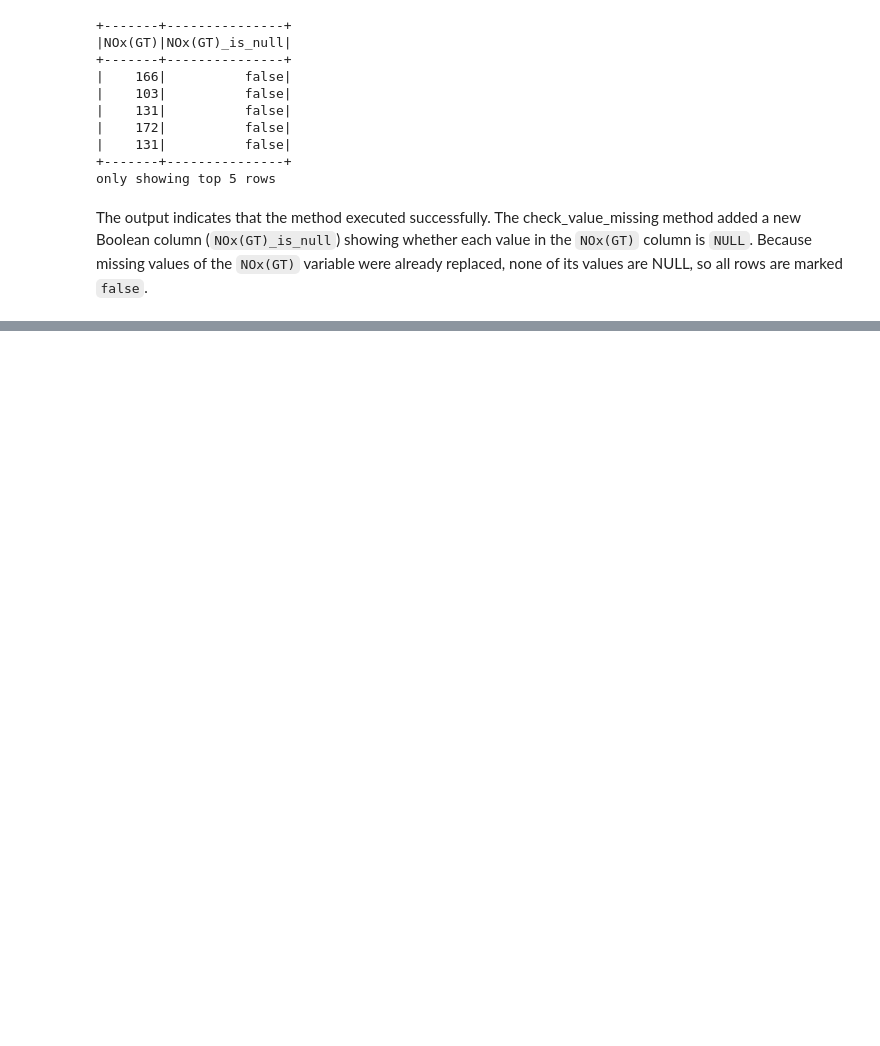
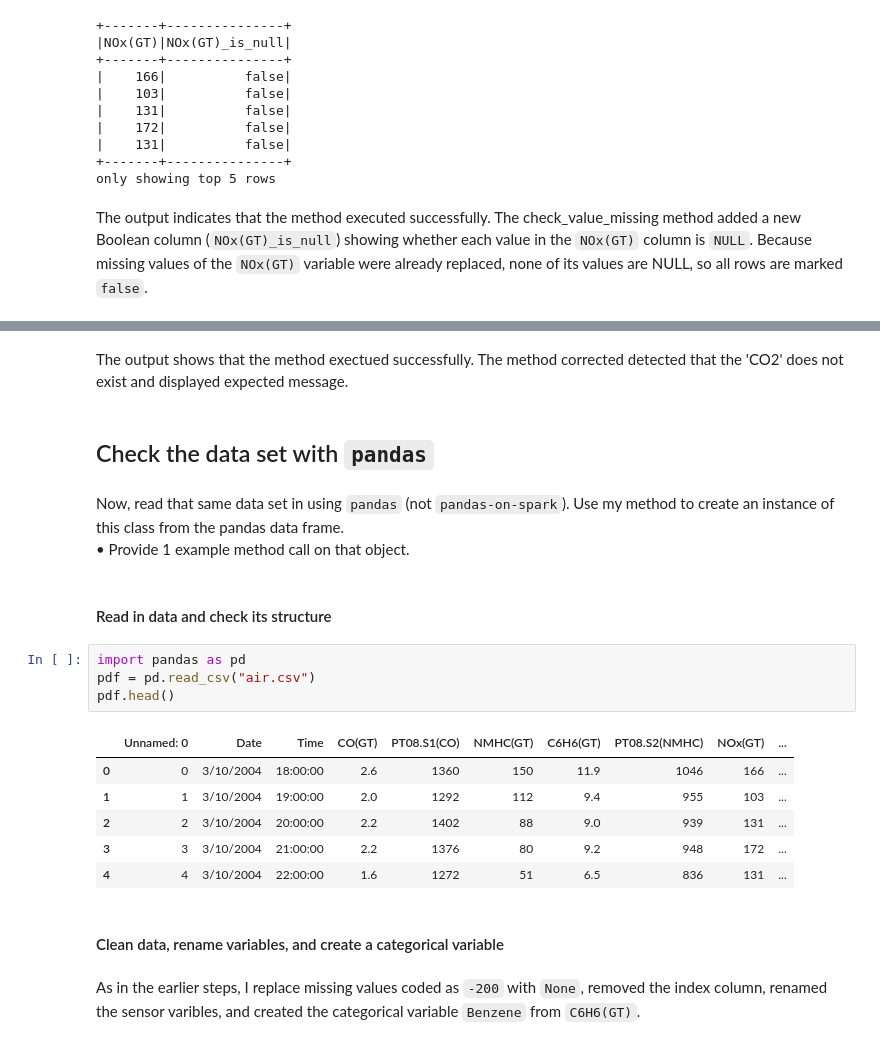
Before and after one commit to fhzhkunming/ST-554-Project-II, a Jupyter notebook: ST554_project2_Hui.ipynb, the cells around one changed output, grey strips where cells are left out. Drawn from its saved outputs; the diff is of its cells as text; blank space fills up the shorter version.

```diff
--- a/ST554_project2_Hui.ipynb
+++ b/ST554_project2_Hui.ipynb
@@ -718,0 +861,24 @@ importlib.reload(ST554_project2_part1)
+# %% [markdown]
+The output shows that the method exectued successfully. The method corrected detected that the 'CO2' does not exist and displayed expected message.
+# %% [markdown]
+## Check the data set with `pandas`
+# %% [markdown]
+Now, read that same data set in using `pandas` (not `pandas-on-spark`). Use my method to create an instance of this class from the pandas data frame.\
+• Provide 1 example method call on that object.
+# %% [markdown]
+#### Read in data and check its structure
+# %%
+import pandas as pd
+pdf = pd.read_csv("air.csv")
+pdf.head()
+# %% [output]
+|  | Unnamed: 0 | Date | Time | CO(GT) | PT08.S1(CO) | NMHC(GT) | C6H6(GT) | PT08.S2(NMHC) | NOx(GT) | ... |
+| 0 | 0 | 3/10/2004 | 18:00:00 | 2.6 | 1360 | 150 | 11.9 | 1046 | 166 | ... |
+| 1 | 1 | 3/10/2004 | 19:00:00 | 2.0 | 1292 | 112 | 9.4 | 955 | 103 | ... |
+| 2 | 2 | 3/10/2004 | 20:00:00 | 2.2 | 1402 | 88 | 9.0 | 939 | 131 | ... |
+| 3 | 3 | 3/10/2004 | 21:00:00 | 2.2 | 1376 | 80 | 9.2 | 948 | 172 | ... |
+| 4 | 4 | 3/10/2004 | 22:00:00 | 1.6 | 1272 | 51 | 6.5 | 836 | 131 | ... |
+# %% [markdown]
+#### Clean data, rename variables, and create a categorical variable
+# %% [markdown]
+As in the earlier steps, I replace missing values coded as `-200` with `None`, removed the index column, renamed the sensor varibles, and created the categorical variable `Benzene` from `C6H6(GT)`.
```
Also changed, not shown: parts of 45 cells of this notebook.
